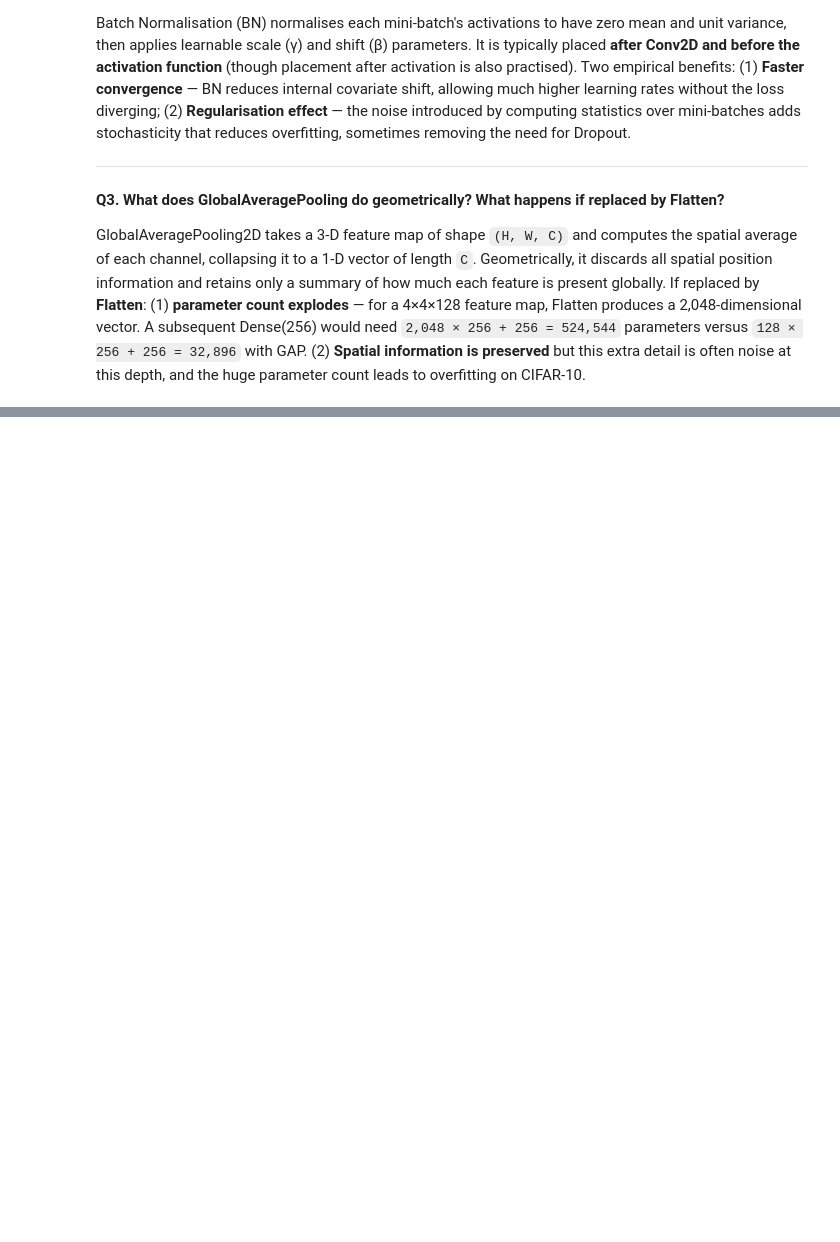
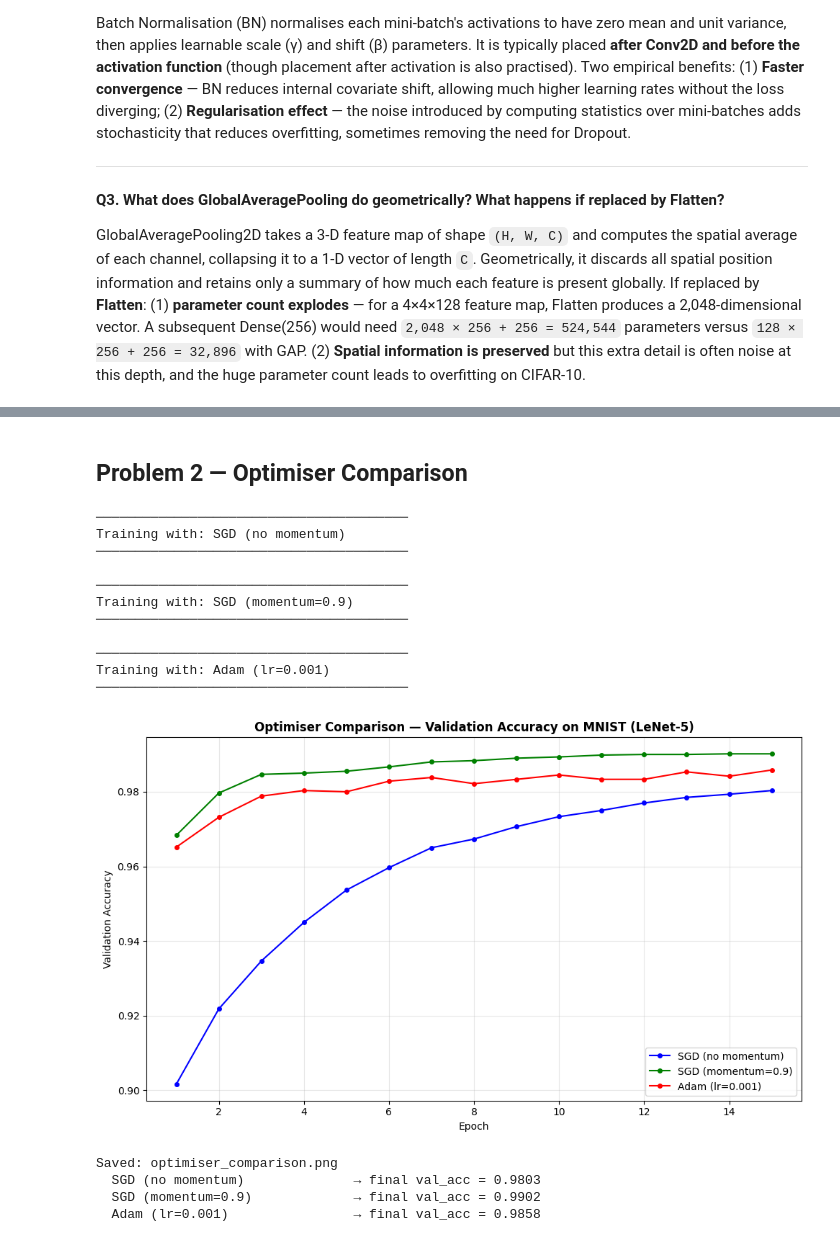
Before and after one commit to SaiAshish1234/CNN-Lab-RGIPT, a Jupyter notebook: 24IT3021_G_Sai_Ashish_CNN_Lab.ipynb, the cells around one changed output, grey strips where cells are left out. Cells and saved outputs as stored; diff of their text form; code cells hidden in the pictures; blank space fills up the shorter version.

```diff
--- a/24IT3021_G_Sai_Ashish_CNN_Lab.ipynb
+++ b/24IT3021_G_Sai_Ashish_CNN_Lab.ipynb
@@ -736,0 +830,59 @@ GlobalAveragePooling2D takes a 3-D feature map of shape `(H, W, C)` and computes
+# %% [markdown]
+## Problem 2 — Optimiser Comparison
+# %%
+optimisers = {
+    'SGD (no momentum)':      tf.keras.optimizers.SGD(learning_rate=0.01),
+    'SGD (momentum=0.9)':     tf.keras.optimizers.SGD(learning_rate=0.01, momentum=0.9),
+    'Adam (lr=0.001)':        tf.keras.optimizers.Adam(learning_rate=0.001),
+}
+
+opt_histories = {}
+
+for name, opt in optimisers.items():
+    print(f"\n{'─'*40}\nTraining with: {name}\n{'─'*40}")
+    tf.random.set_seed(42)
+    np.random.seed(42)
+    model = build_lenet5()   # fresh model each time
+    model.compile(optimizer=opt, loss='categorical_crossentropy', metrics=['accuracy'])
+    hist = model.fit(
+        mnist_x_train_p, mnist_y_train_p,
+        epochs=15, batch_size=64, validation_split=0.1, verbose=0
+    )
+    opt_histories[name] = hist.history
+
+# ── Plot comparison ───────────────────────────────────────────────────────────
+fig, ax = plt.subplots(figsize=(10, 6))
+colors = ['blue', 'green', 'red']
+for (name, hist), color in zip(opt_histories.items(), colors):
+    ax.plot(range(1, 16), hist['val_accuracy'], marker='o', markersize=4,
+            color=color, label=name)
+
+ax.set_title('Optimiser Comparison — Validation Accuracy on MNIST (LeNet-5)', fontweight='bold')
+ax.set_xlabel('Epoch')
+ax.set_ylabel('Validation Accuracy')
+ax.legend()
+ax.grid(True, alpha=0.3)
+plt.tight_layout()
+plt.savefig('optimiser_comparison.png', dpi=150, bbox_inches='tight')
+plt.show()
+print("Saved: optimiser_comparison.png")
+
+for name, hist in opt_histories.items():
+    print(f"  {name:<30} → final val_acc = {hist['val_accuracy'][-1]:.4f}")
+# %% [output]
+────────────────────────────────────────
+Training with: SGD (no momentum)
+────────────────────────────────────────
+
+────────────────────────────────────────
+Training with: SGD (momentum=0.9)
+────────────────────────────────────────
+
+────────────────────────────────────────
+Training with: Adam (lr=0.001)
+────────────────────────────────────────
+[figure, added]
+Saved: optimiser_comparison.png
+  SGD (no momentum)              → final val_acc = 0.9803
+  SGD (momentum=0.9)             → final val_acc = 0.9902
+  Adam (lr=0.001)                → final val_acc = 0.9858
```
Also changed, not shown: parts of 12 cells of this notebook.
